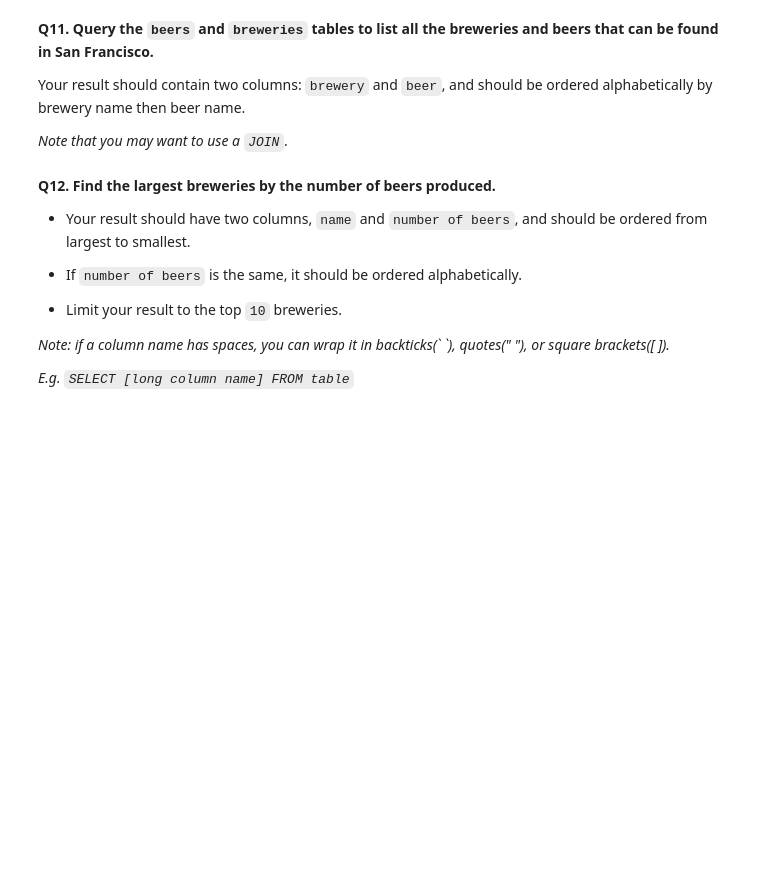
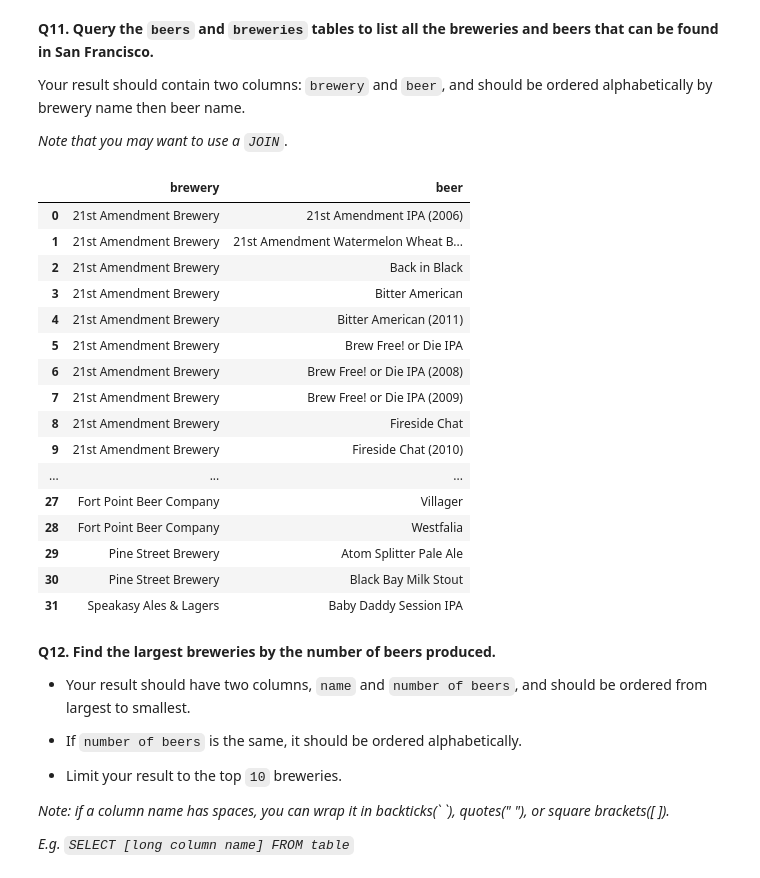
Before and after one commit to Louis-Bad/KATE_module-6, a Jupyter notebook: craft_beer_analysis/craft_beer_analysis.ipynb, the cells around one changed output. Saved outputs shown, nothing was run; the diff lists cells and outputs as text; code cells hidden in the pictures; blank space fills up the shorter version.

```diff
--- a/craft_beer_analysis/craft_beer_analysis.ipynb
+++ b/craft_beer_analysis/craft_beer_analysis.ipynb
@@ -138,3 +309,40 @@ _Note that you may want to use a `JOIN`_.
+# %%
+# Add your code below
+beers_and_brewery_query = '''
+SELECT
+    breweries.name AS brewery,
+    beers.name AS beer
+FROM
+    beers
+LEFT JOIN
+    breweries ON beers.brewery_id = breweries.brewery_id
+WHERE
+    city = 'San Francisco'
+ORDER BY
+    brewery,
+    beer
+'''
+
+beers_and_brewery_result = pd.read_sql_query(beers_and_brewery_query, conn)
+beers_and_brewery_result
+# %% [output]
+|  | brewery | beer |
+| 0 | 21st Amendment Brewery | 21st Amendment IPA (2006) |
+| 1 | 21st Amendment Brewery | 21st Amendment Watermelon Wheat B... |
+| 2 | 21st Amendment Brewery | Back in Black |
+| 3 | 21st Amendment Brewery | Bitter American |
+| 4 | 21st Amendment Brewery | Bitter American (2011) |
+| 5 | 21st Amendment Brewery | Brew Free! or Die IPA |
+| 6 | 21st Amendment Brewery | Brew Free! or Die IPA (2008) |
+| 7 | 21st Amendment Brewery | Brew Free! or Die IPA (2009) |
+| 8 | 21st Amendment Brewery | Fireside Chat |
+| 9 | 21st Amendment Brewery | Fireside Chat (2010) |
+| ... | ... | ... |
+| 27 | Fort Point Beer Company | Villager |
+| 28 | Fort Point Beer Company | Westfalia |
+| 29 | Pine Street Brewery | Atom Splitter Pale Ale |
+| 30 | Pine Street Brewery | Black Bay Milk Stout |
+| 31 | Speakasy Ales & Lagers | Baby Daddy Session IPA |
 # %% [markdown]
 **Q12. Find the largest breweries by the number of beers produced.**
 
```
Also changed, not shown: parts of 23 cells of this notebook.
